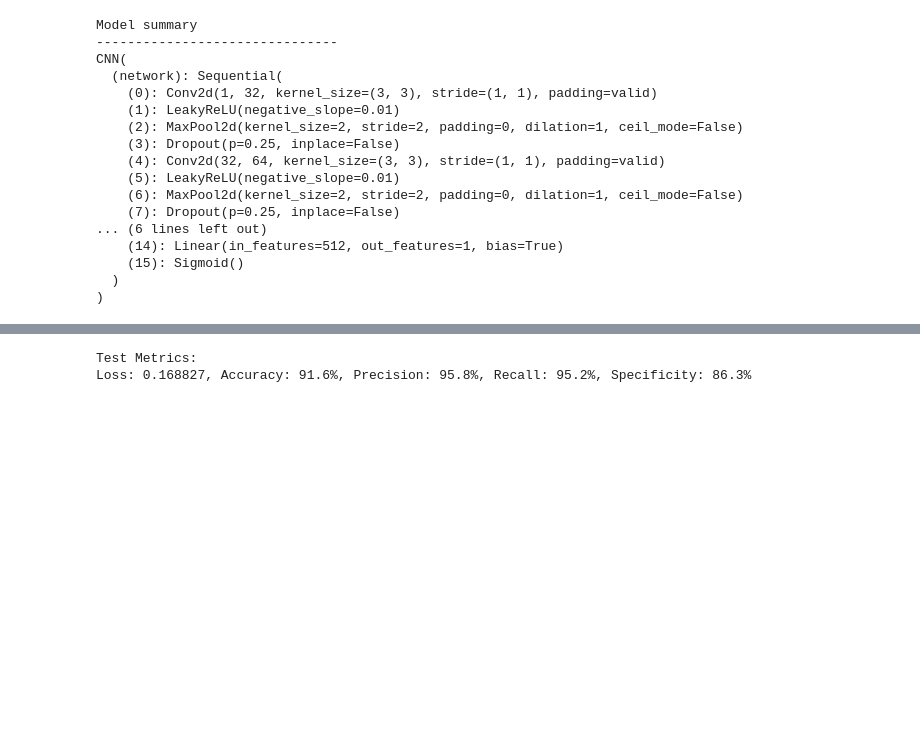
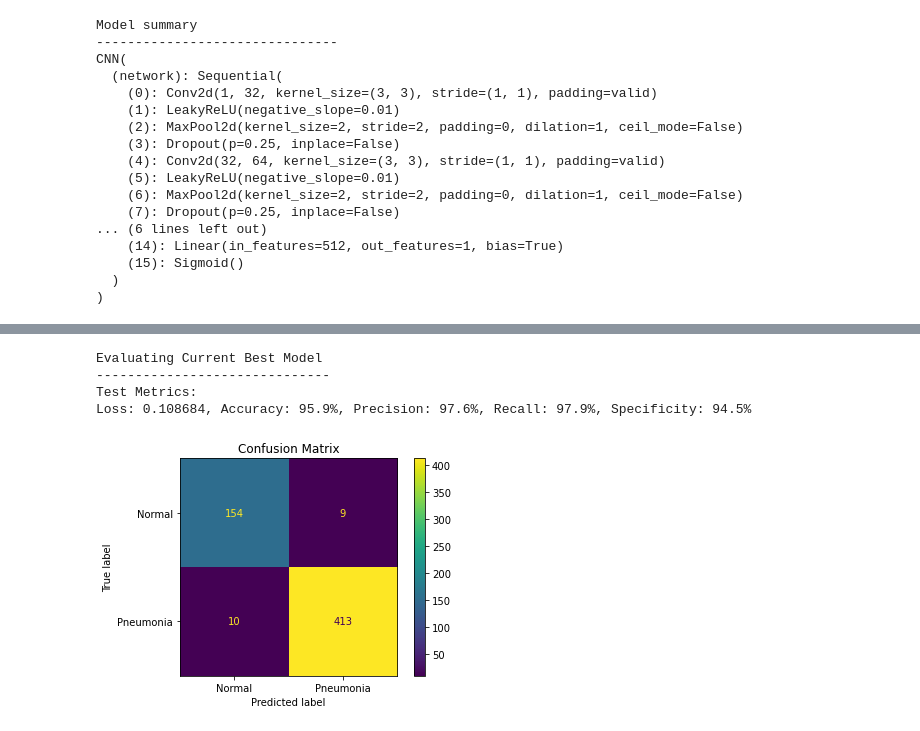
Before and after one commit to sjacob2019/Pneumonia-Chest-Xray, a Jupyter notebook: main.ipynb, the cells around one changed output, grey strips where cells are left out. Cells and saved outputs as stored; diff of their text form; code cells hidden in the pictures; blank space fills up the shorter version.

Commit message:
Updating best model

```diff
--- a/main.ipynb
+++ b/main.ipynb
@@ -220,6 +217,7 @@ plt.show()
 # %%
 saved_model = torch.load('./trained_models/best_model.pth')
-result = evaluate(
+print('Evaluating Current Best Model\n------------------------------')
+y_pred, y_true = evaluate(
     test_dataloader,
     saved_model,
     loss_fn,
@@ -228,5 +226,11 @@ result = evaluate(
     mode='test'
 )
 # %% [output]
+Evaluating Current Best Model
+------------------------------
 Test Metrics:
-Loss: 0.168827, Accuracy: 91.6%, Precision: 95.8%, Recall: 95.2%, Specificity: 86.3%
+Loss: 0.108684, Accuracy: 95.9%, Precision: 97.6%, Recall: 97.9%, Specificity: 94.5%
+# %%
+plot_confusion_matrix(y_pred, y_true)
+# %% [output]
+[figure, added]
```
Also changed, not shown: parts of 13 cells of this notebook, 3 other files.
